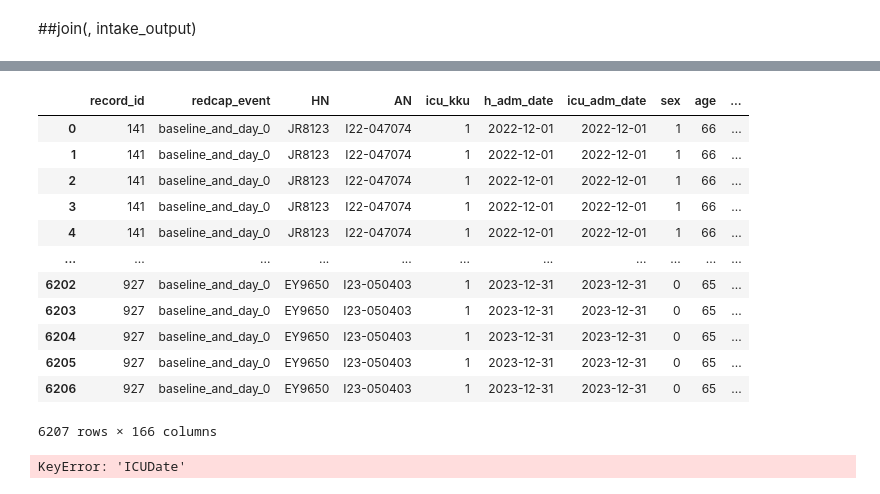
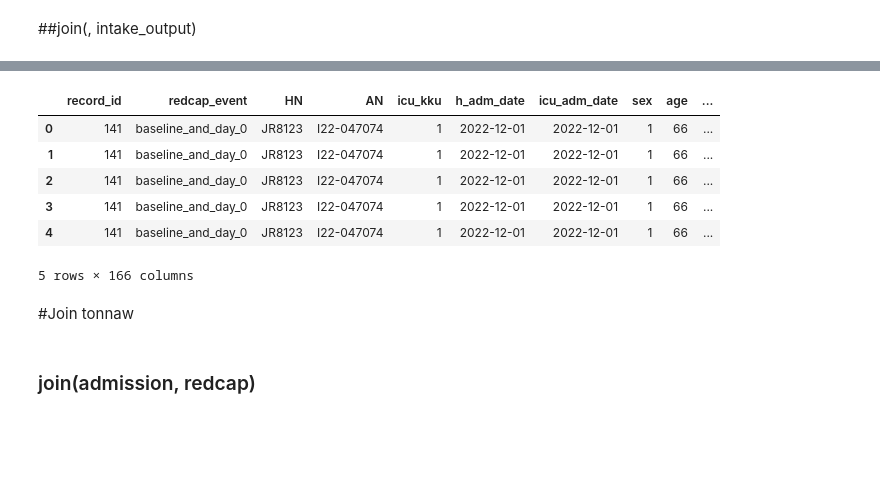
Before and after one commit to Tonry12/Data_joyx2, a Jupyter notebook: mergeSmart_ICU_tonnaw.ipynb, the cells around one changed output, grey strips where cells are left out. Saved outputs shown, nothing was run; the diff lists cells and outputs as text; code cells hidden in the pictures; blank space fills up the shorter version.

```diff
--- a/mergeSmart_ICU_tonnaw.ipynb
+++ b/mergeSmart_ICU_tonnaw.ipynb
@@ -1243,22 +1249,18 @@ intake_output
 # %%
-tr1
+tr1.head()
 # %% [output]
 |  | record_id | redcap_event | HN | AN | icu_kku | h_adm_date | icu_adm_date | sex | age | ... |
 | 0 | 141 | baseline_and_day_0 | JR8123 | I22-047074 | 1 | 2022-12-01 | 2022-12-01 | 1 | 66 | ... |
 | 1 | 141 | baseline_and_day_0 | JR8123 | I22-047074 | 1 | 2022-12-01 | 2022-12-01 | 1 | 66 | ... |
 | 2 | 141 | baseline_and_day_0 | JR8123 | I22-047074 | 1 | 2022-12-01 | 2022-12-01 | 1 | 66 | ... |
 | 3 | 141 | baseline_and_day_0 | JR8123 | I22-047074 | 1 | 2022-12-01 | 2022-12-01 | 1 | 66 | ... |
 | 4 | 141 | baseline_and_day_0 | JR8123 | I22-047074 | 1 | 2022-12-01 | 2022-12-01 | 1 | 66 | ... |
-| ... | ... | ... | ... | ... | ... | ... | ... | ... | ... | ... |
-| 6202 | 927 | baseline_and_day_0 | EY9650 | I23-050403 | 1 | 2023-12-31 | 2023-12-31 | 0 | 65 | ... |
-| 6203 | 927 | baseline_and_day_0 | EY9650 | I23-050403 | 1 | 2023-12-31 | 2023-12-31 | 0 | 65 | ... |
-| 6204 | 927 | baseline_and_day_0 | EY9650 | I23-050403 | 1 | 2023-12-31 | 2023-12-31 | 0 | 65 | ... |
-| 6205 | 927 | baseline_and_day_0 | EY9650 | I23-050403 | 1 | 2023-12-31 | 2023-12-31 | 0 | 65 | ... |
-| 6206 | 927 | baseline_and_day_0 | EY9650 | I23-050403 | 1 | 2023-12-31 | 2023-12-31 | 0 | 65 | ... |
-6207 rows × 166 columns
+5 rows × 166 columns
 # %%
-tr2 = pd.merge(tr1, intake_output,
-              on=['AdmissionID',  'ICUDate'],
-              how='right', suffixes=("","_io"), indicator='exist0')
+#tr2 = pd.merge(tr1, intake_output,
+#             on=['AdmissionID',  'ICUDate'],
+#             how='right', suffixes=("","_io"), indicator='exist0')
-# %% [output]
-KeyError: 'ICUDate'
+# %% [markdown]
+#Join tonnaw
+# %% [markdown]
+### join(admission, redcap)
```
Also changed, not shown: parts of 37 cells of this notebook.
